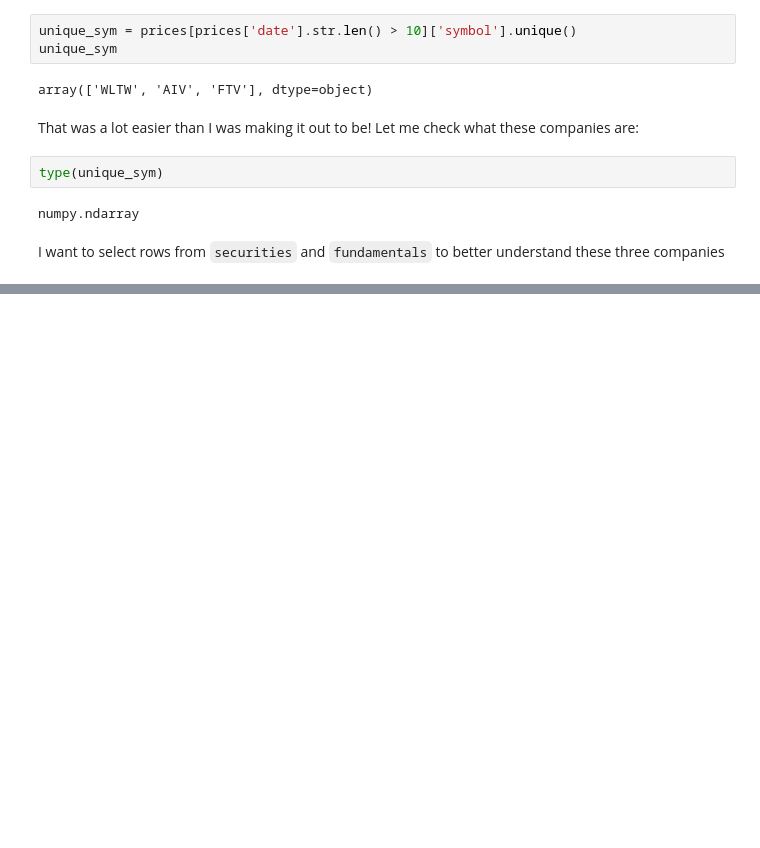
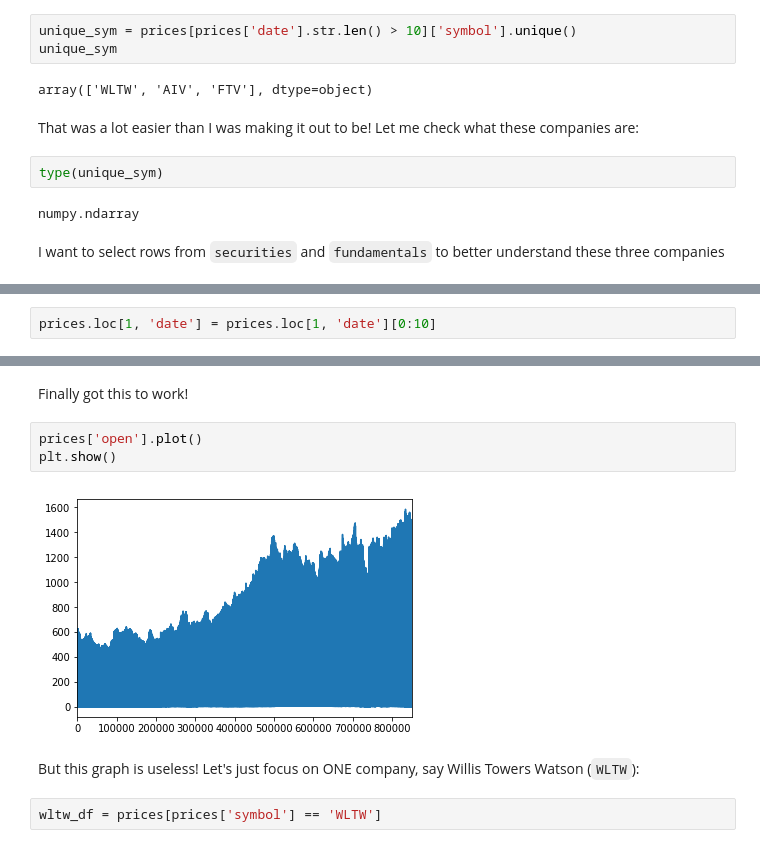
Before and after one commit to scottmaccarone2/nyse, a Jupyter notebook: nyse_file_exploration.ipynb, the cells around one changed output, grey strips where cells are left out. Cells and saved outputs as stored; diff of their text form; blank space fills up the shorter version.

```diff
--- a/nyse_file_exploration.ipynb
+++ b/nyse_file_exploration.ipynb
@@ -213,0 +288,2 @@ I want to select rows from `securities` and `fundamentals` to better understand
+# %%
+prices.loc[1, 'date'] = prices.loc[1, 'date'][0:10]
@@ -213,0 +330,11 @@ I want to select rows from `securities` and `fundamentals` to better understand
+# %% [markdown]
+Finally got this to work!
+# %%
+prices['open'].plot()
+plt.show()
+# %% [output]
+[figure, added]
+# %% [markdown]
+But this graph is useless! Let's just focus on ONE company, say Willis Towers Watson (`WLTW`):
+# %%
+wltw_df = prices[prices['symbol'] == 'WLTW']
```
Also changed, not shown: parts of 18 cells of this notebook.
